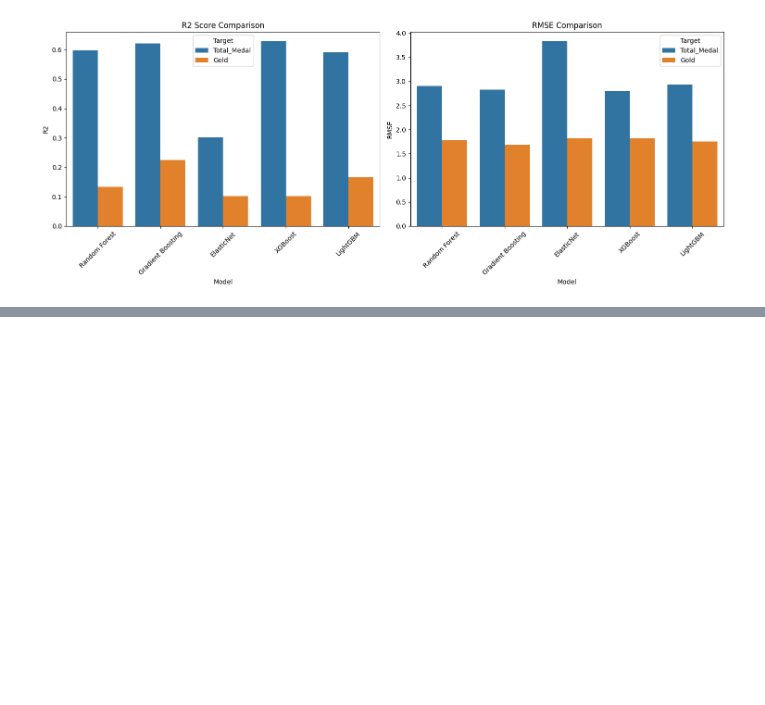
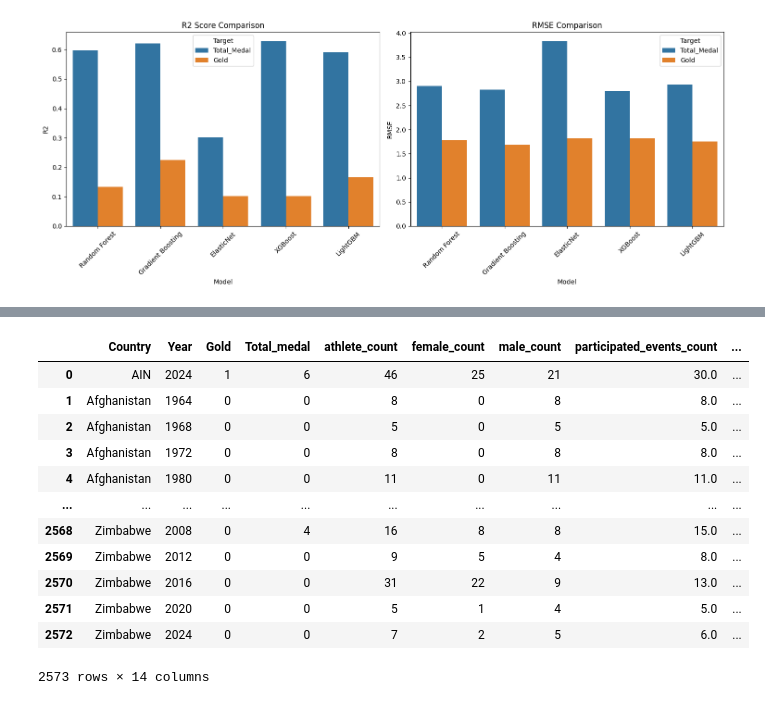
Before and after one commit to Evan-Li-2024/2025MCM-c, a Jupyter notebook: Olympics-analysis.ipynb, the cells around one changed output, grey strips where cells are left out. Drawn from its saved outputs; the diff is of its cells as text; code cells hidden in the pictures; blank space fills up the shorter version.

Commit message:
history-country-model build

```diff
--- a/Olympics-analysis.ipynb
+++ b/Olympics-analysis.ipynb
@@ -2100,0 +2078,32 @@ print("Predicted Medal Outcome:", prediction)  # 输出 0 或 1（未获奖/获
+# %%
+# 按国家和年份聚合数据
+history_year_summary = history_sport_summary.groupby(['Country', 'Year']).agg({
+    'Gold': 'sum',
+    'Total_medal': 'sum',
+    'athlete_count': 'sum',
+    'female_count': 'sum',
+    'male_count': 'sum',
+    'participated_events_count': 'sum',
+    'participated_single_events_count': 'sum',
+    'participated_team_events_count': 'sum',
+    'event_count': 'sum',
+    'single_event_count': 'sum',
+    'team_events_count': 'sum',
+    'is_host': 'max'  # 使用max因为is_host在同一年同一国家应该是相同的
+}).reset_index()
+# %%
+history_year_summary
+# %% [output]
+|  | Country | Year | Gold | Total_medal | athlete_count | female_count | male_count | participated_events_count | ... |
+| 0 | AIN | 2024 | 1 | 6 | 46 | 25 | 21 | 30.0 | ... |
+| 1 | Afghanistan | 1964 | 0 | 0 | 8 | 0 | 8 | 8.0 | ... |
+| 2 | Afghanistan | 1968 | 0 | 0 | 5 | 0 | 5 | 5.0 | ... |
+| 3 | Afghanistan | 1972 | 0 | 0 | 8 | 0 | 8 | 8.0 | ... |
+| 4 | Afghanistan | 1980 | 0 | 0 | 11 | 0 | 11 | 11.0 | ... |
+| ... | ... | ... | ... | ... | ... | ... | ... | ... | ... |
+| 2568 | Zimbabwe | 2008 | 0 | 4 | 16 | 8 | 8 | 15.0 | ... |
+| 2569 | Zimbabwe | 2012 | 0 | 0 | 9 | 5 | 4 | 8.0 | ... |
+| 2570 | Zimbabwe | 2016 | 0 | 0 | 31 | 22 | 9 | 13.0 | ... |
+| 2571 | Zimbabwe | 2020 | 0 | 0 | 5 | 1 | 4 | 5.0 | ... |
+| 2572 | Zimbabwe | 2024 | 0 | 0 | 7 | 2 | 5 | 6.0 | ... |
+2573 rows × 14 columns
```
Also changed, not shown: parts of 9 cells of this notebook, 4 other files.
